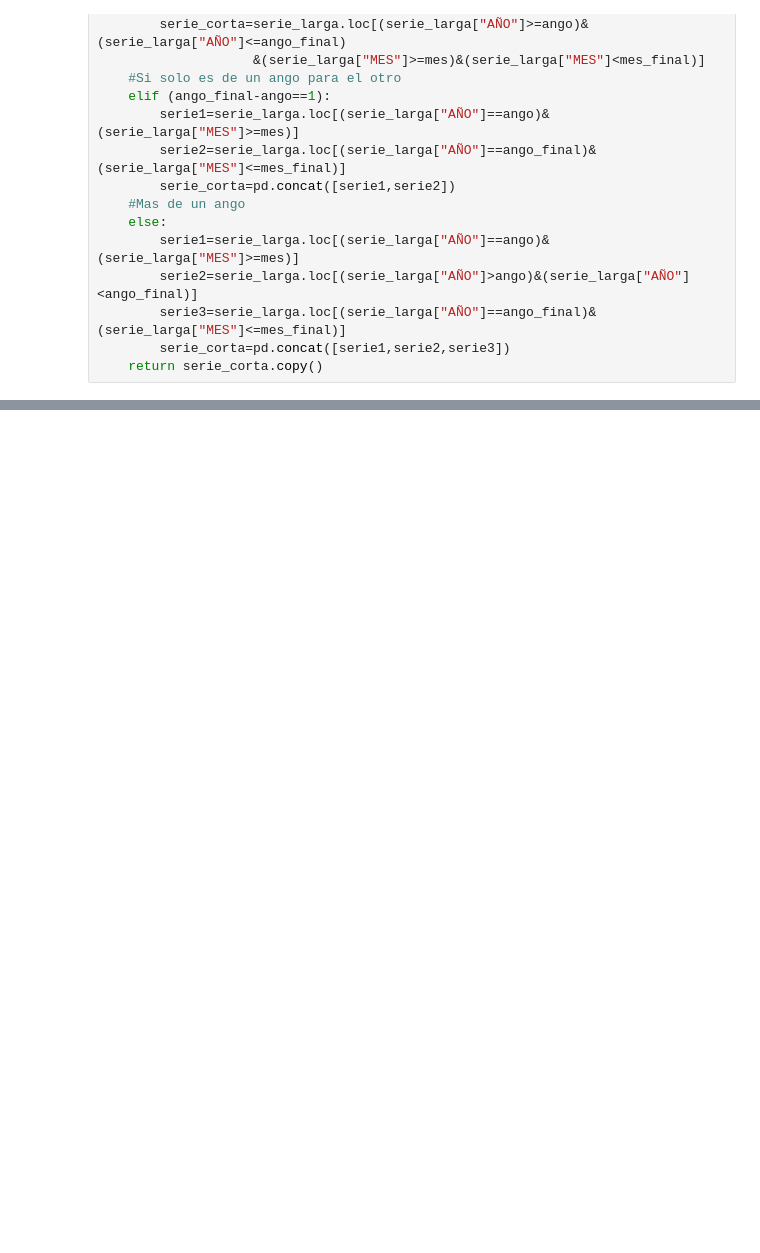
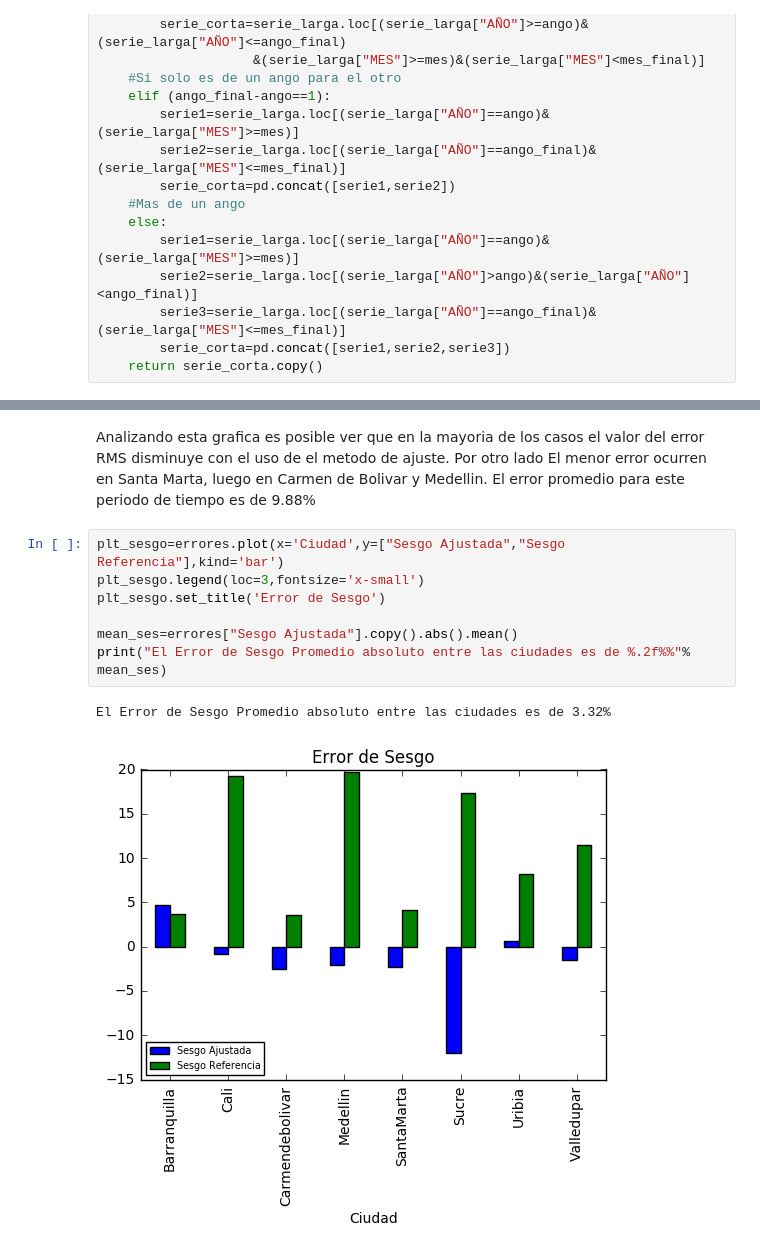
Before and after one commit to jrod781/Herramientas-Computacionales-IMEC3602, a Jupyter notebook: 02_taller01/taller1.ipynb, the cells around one changed output, grey strips where cells are left out. Cells and saved outputs as stored; diff of their text form; blank space fills up the shorter version.

```diff
--- a/02_taller01/taller1.ipynb
+++ b/02_taller01/taller1.ipynb
@@ -185,0 +334,12 @@ ghi_pred
+# %% [markdown]
+Analizando esta grafica es posible ver que en la mayoria de los casos el valor del error RMS disminuye con el uso de el metodo de ajuste. Por otro lado El menor error ocurren en Santa Marta, luego en Carmen de Bolivar y Medellin. El error promedio para este periodo de tiempo es de 9.88%
+# %%
+plt_sesgo=errores.plot(x='Ciudad',y=["Sesgo Ajustada","Sesgo Referencia"],kind='bar')
+plt_sesgo.legend(loc=3,fontsize='x-small')
+plt_sesgo.set_title('Error de Sesgo')
+
+mean_ses=errores["Sesgo Ajustada"].copy().abs().mean()
+print("El Error de Sesgo Promedio absoluto entre las ciudades es de %.2f%%"% mean_ses)
+# %% [output]
+El Error de Sesgo Promedio absoluto entre las ciudades es de 3.32%
+[figure, added]
```
Also changed, not shown: parts of 66 cells of this notebook.
